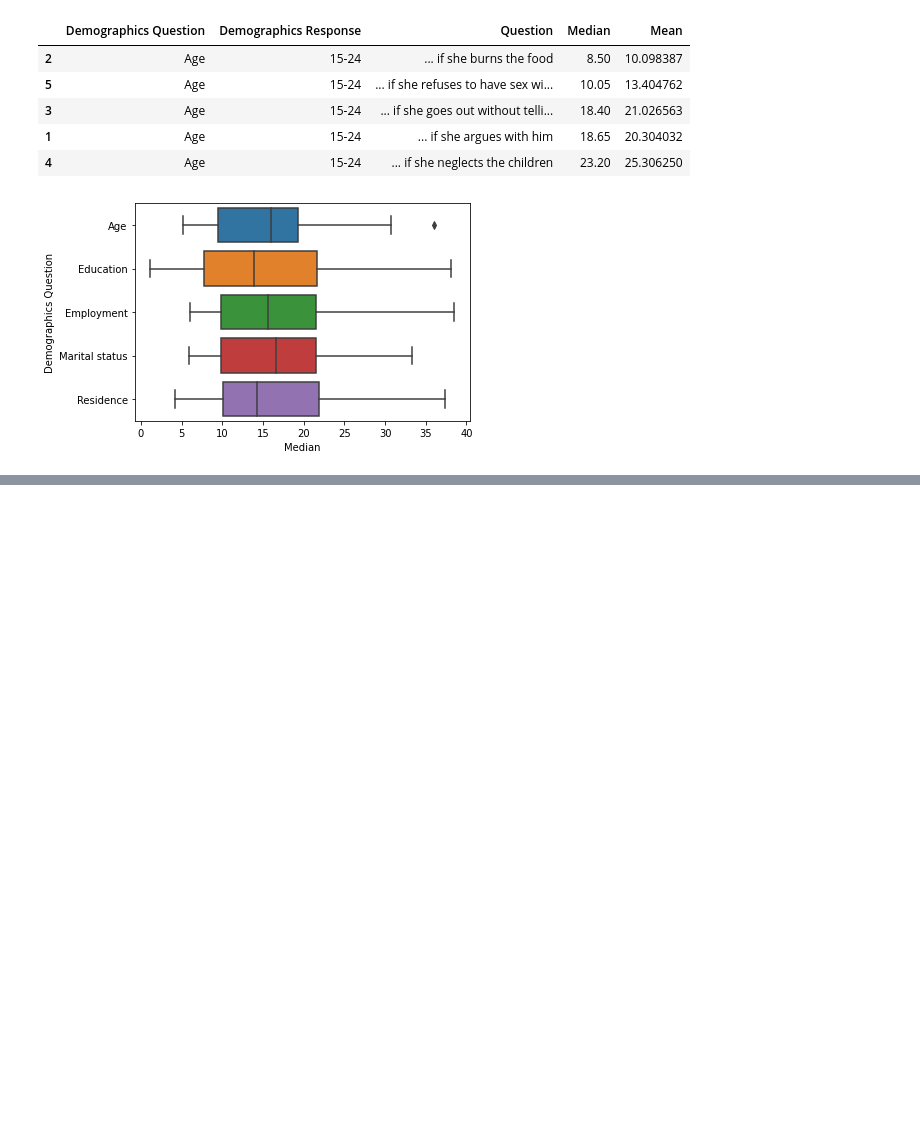
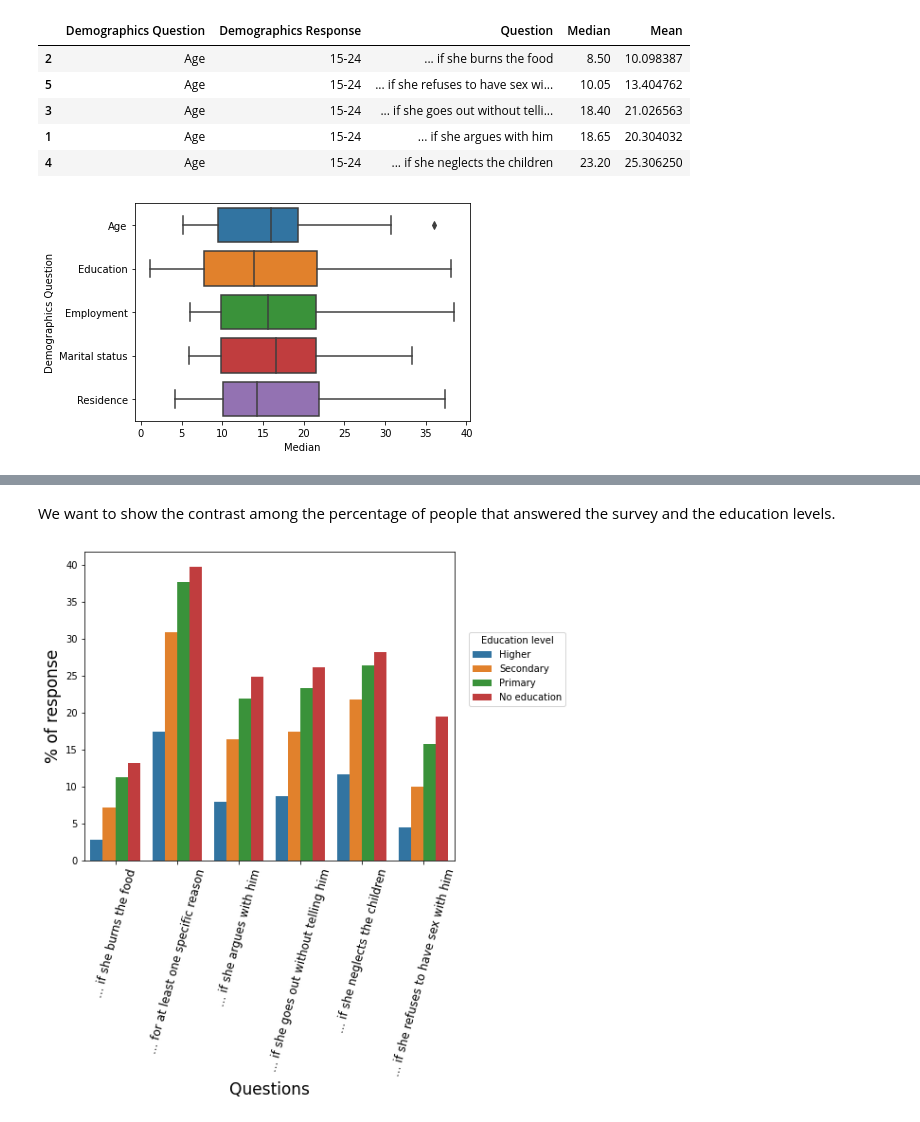
Before and after one commit to orifelszer/Data-analysis-introduction, a Jupyter notebook: Untitled1.ipynb, the cells around one changed output, grey strips where cells are left out. Cells and saved outputs as stored; diff of their text form; code cells hidden in the pictures; blank space fills up the shorter version.

```diff
--- a/Untitled1.ipynb
+++ b/Untitled1.ipynb
@@ -21,0 +25,5 @@ Index(['RecordID', 'Country', 'Gender', 'Demographics Question',
+# %%
+url2= 'https://raw.githubusercontent.com/orifelszer/project/main/violence_data.csv'
+data_df2= pd.read_csv(url2)
+just_women= data_df2.loc[data_df2.Gender== 'F']
+just_women
@@ -77,0 +216,3 @@ ax= sns.boxplot( data= myBoxplot, x='Median',y='Demographics Question')
+# %%
+education= data_df2[data_df2.loc[:,"Demographics Question"] == "Education"]
+education
@@ -77,0 +233,11 @@ ax= sns.boxplot( data= myBoxplot, x='Median',y='Demographics Question')
+# %% [markdown]
+We want to show the contrast among the percentage of people that answered the survey and the education levels.
+# %%
+plt.figure(figsize = (7,6))
+ax= sns.barplot( data= education, y='Value',x='Question', hue='Demographics Response',ci = None);
+plt.xticks(rotation=75, fontsize= 12);
+plt.legend(title='Education level', loc=(1.04,0.5))
+plt.xlabel('Questions',fontsize=17)
+plt.ylabel('% of response',fontsize=17);
+# %% [output]
+[figure, added]
```
Also changed, not shown: parts of 14 cells of this notebook.
